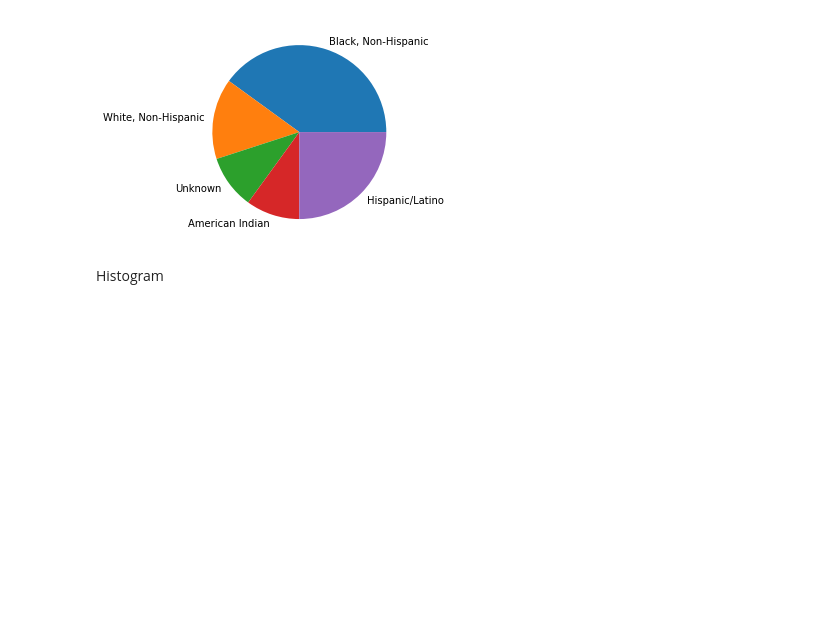
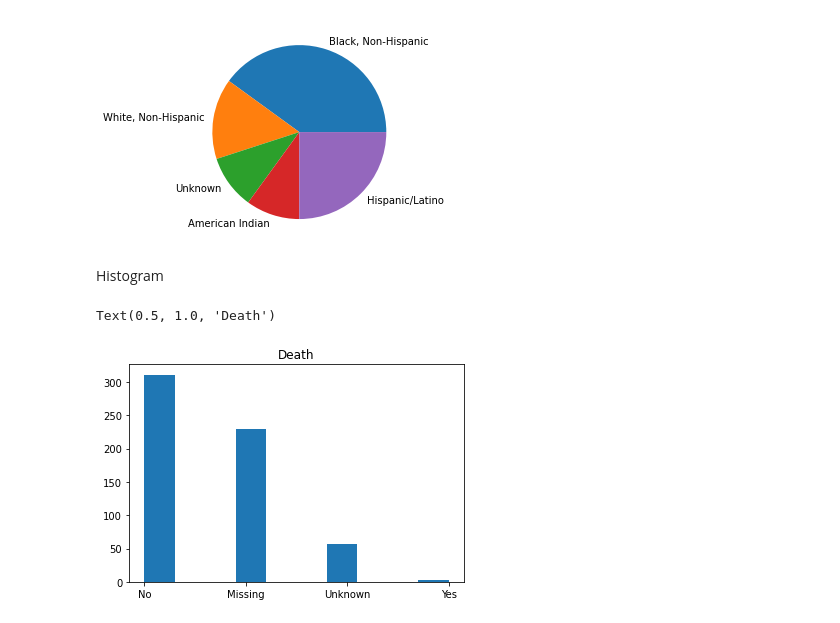
Before and after one commit to krisanndesiderio/SYSTEM-TRON, a Jupyter notebook: COVID19_Case_Surveillance_Public_Use_Data.ipynb, the cells around one changed output. Cells and saved outputs as stored; diff of their text form; code cells hidden in the pictures; blank space fills up the shorter version.

```diff
--- a/COVID19_Case_Surveillance_Public_Use_Data.ipynb
+++ b/COVID19_Case_Surveillance_Public_Use_Data.ipynb
@@ -126,3 +126,11 @@ plt.pie (amount, labels=race)
 [figure]
 # %% [markdown]
 Histogram
+# %%
+import matplotlib.pyplot as plt
+
+plt.hist(dataset['death_yn'])
+plt.title("Death")
+# %% [output]
+Text(0.5, 1.0, 'Death')
+[figure, added]
```
